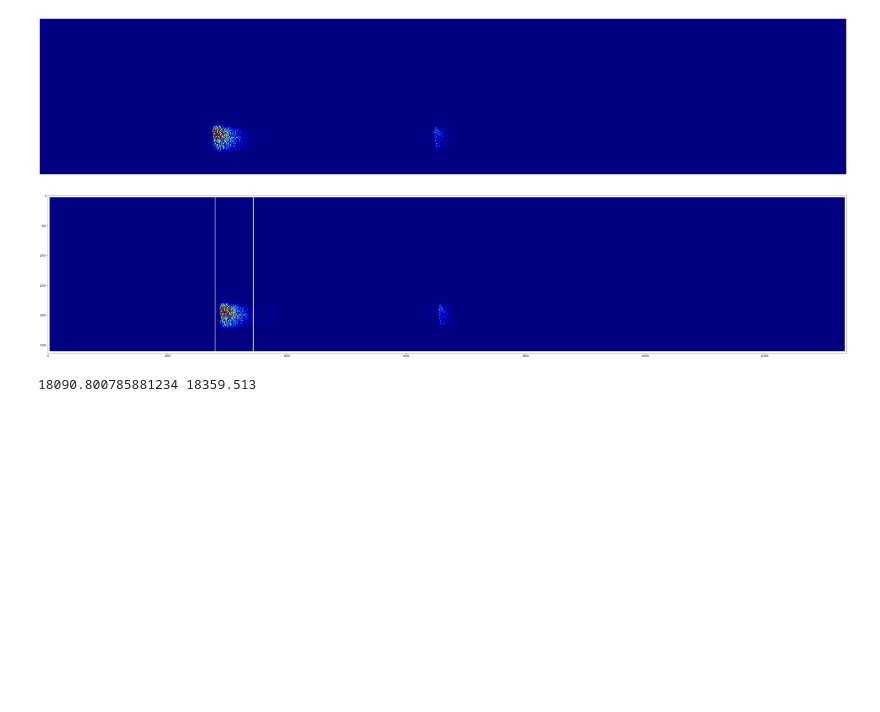
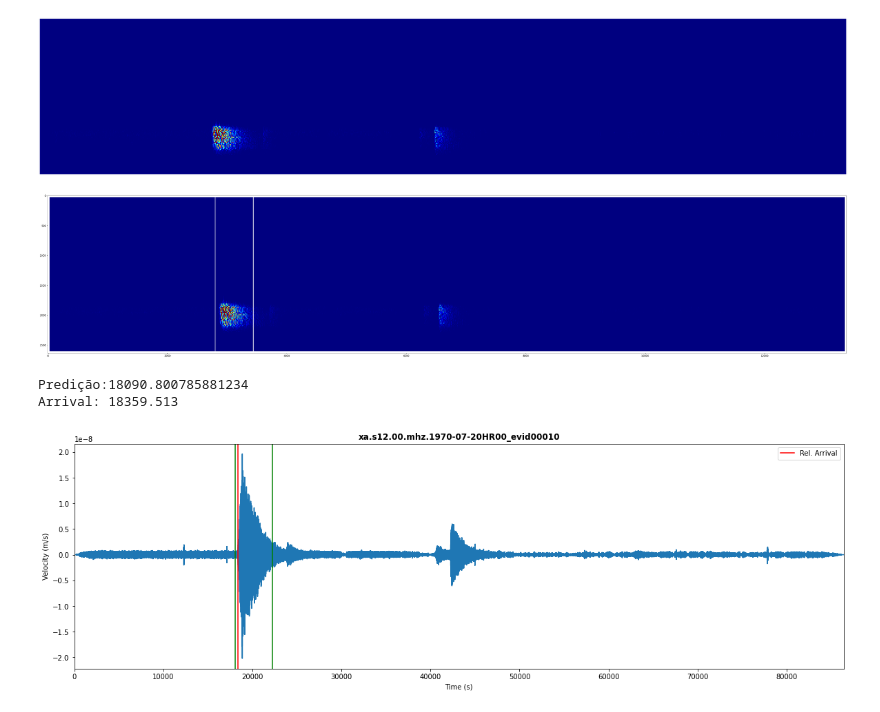
Before and after one commit to pauloprbs/nasa_space_apps_nw_labs, a Jupyter notebook: roi_segmentation_prototype.ipynb, the cells around one changed output. Cells and saved outputs as stored; diff of their text form; code cells hidden in the pictures; blank space fills up the shorter version.

```diff
--- a/roi_segmentation_prototype.ipynb
+++ b/roi_segmentation_prototype.ipynb
@@ -15,8 +15,15 @@ cat = pd.read_csv(cat_file)
 # %%
 row = cat.iloc[7]
 
+test_filename = row.filename
+test_filename
+
 arrival_time = datetime.strptime(row['time_abs(%Y-%m-%dT%H:%M:%S.%f)'],'%Y-%m-%dT%H:%M:%S.%f')
 arrival_time_rel = row['time_rel(sec)']
+
+data_directory = './data/lunar/training/data/S12_GradeA/'
+csv_file = f'{data_directory}{test_filename}.csv'
+data_cat = pd.read_csv(csv_file)
 
 test_filename = row.filename
 data_directory = './data/lunar/training/data/S12_GradeA/'
@@ -118,32 +125,54 @@ while i < img2.shape[0] and j + w < img2.shape[1]:
     img_color[i][j+3] = np.uint8(255)
     img_color[i][j-4] = np.uint8(255)
     img_color[i][j+4] = np.uint8(255)
     img_color[i][j-5] = np.uint8(255)
     img_color[i][j+5] = np.uint8(255)
     img_color[i][j+w] = np.uint8(255)
     img_color[i][j+w-1] = np.uint8(255)
     img_color[i][j+w+1] = np.uint8(255)
     img_color[i][j+w-2] = np.uint8(255)
     img_color[i][j+w+2] = np.uint8(255)
     img_color[i][j+w-3] = np.uint8(255)
     img_color[i][j+w+3] = np.uint8(255)
     img_color[i][j+w-4] = np.uint8(255)
     img_color[i][j+w+4] = np.uint8(255)
     img_color[i][j+w-5] = np.uint8(255)
     img_color[i][j+w+5] = np.uint8(255)
     i += 1
 
 fig = plt.figure(figsize=(width, 25))
 
 img_color = cv.cvtColor(img_color, cv.COLOR_BGR2RGB)
 
 plt.imshow(img_color)
 
 # Show the plot
 plt.show()
 
-print((j / img.shape[1]) * max(tr_times_filt), arrival)
+# Read in time steps and velocities
+csv_times = np.array(data_cat['time_rel(sec)'].tolist())
+csv_data = np.array(data_cat['velocity(m/s)'].tolist())
+
+# Plot the trace!
+fig,ax = plt.subplots(1,1,figsize=(20,6))
+ax.plot(csv_times,csv_data)
+
+# Make the plot pretty
+ax.set_xlim([min(csv_times),max(csv_times)])
+ax.set_ylabel('Velocity (m/s)')
+ax.set_xlabel('Time (s)')
+ax.set_title(f'{test_filename}', fontweight='bold')
+
+# Plot where the arrival time is
+arrival_line = ax.axvline(x=arrival_time_rel, c='red', label='Rel. Arrival')
+pred_line = ax.axvline(x= (j / img.shape[1]) * max(tr_times_filt), c='green', label='Rel. Arrival')
+pred_line_end = ax.axvline(x= ((j + w) / img.shape[1]) * max(tr_times_filt), c='green', label='Rel. Arrival')
+ax.legend(handles=[arrival_line])
+
+print(f'Predição:{(j / img.shape[1]) * max(tr_times_filt)}\nArrival: {arrival}')
 # %% [output]
 [figure]
 [figure]
-18090.800785881234 18359.513
+Predição:18090.800785881234
+Arrival: 18359.513
+[figure, added]
```
